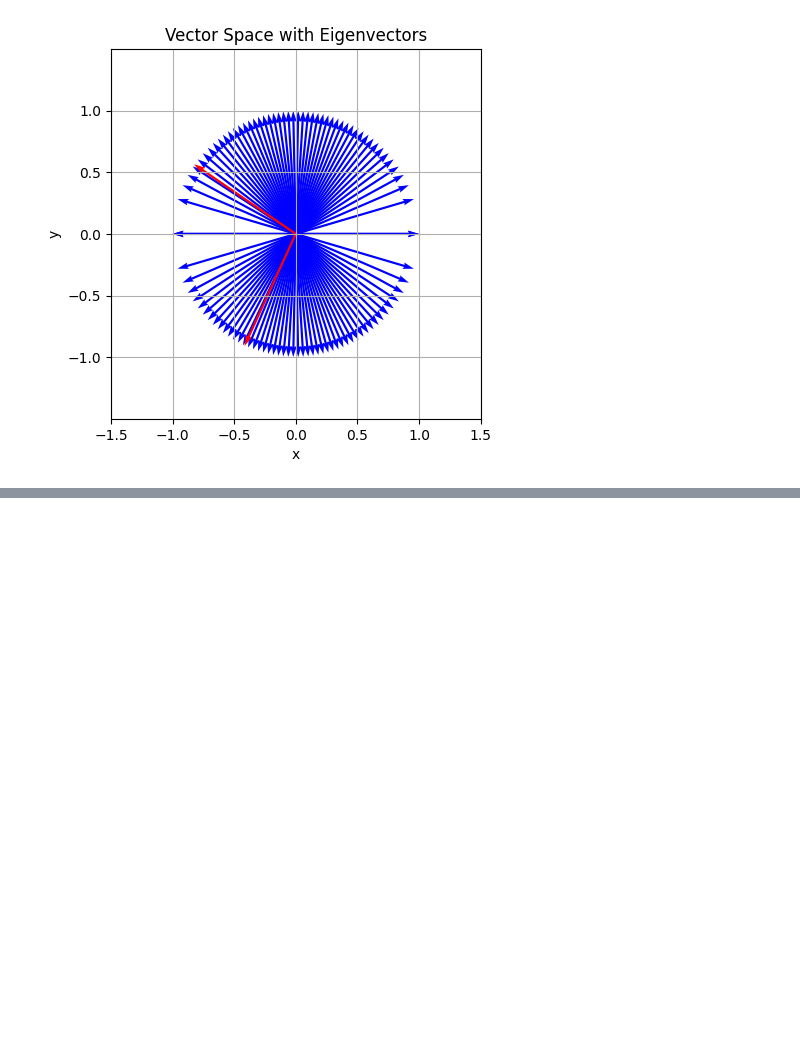
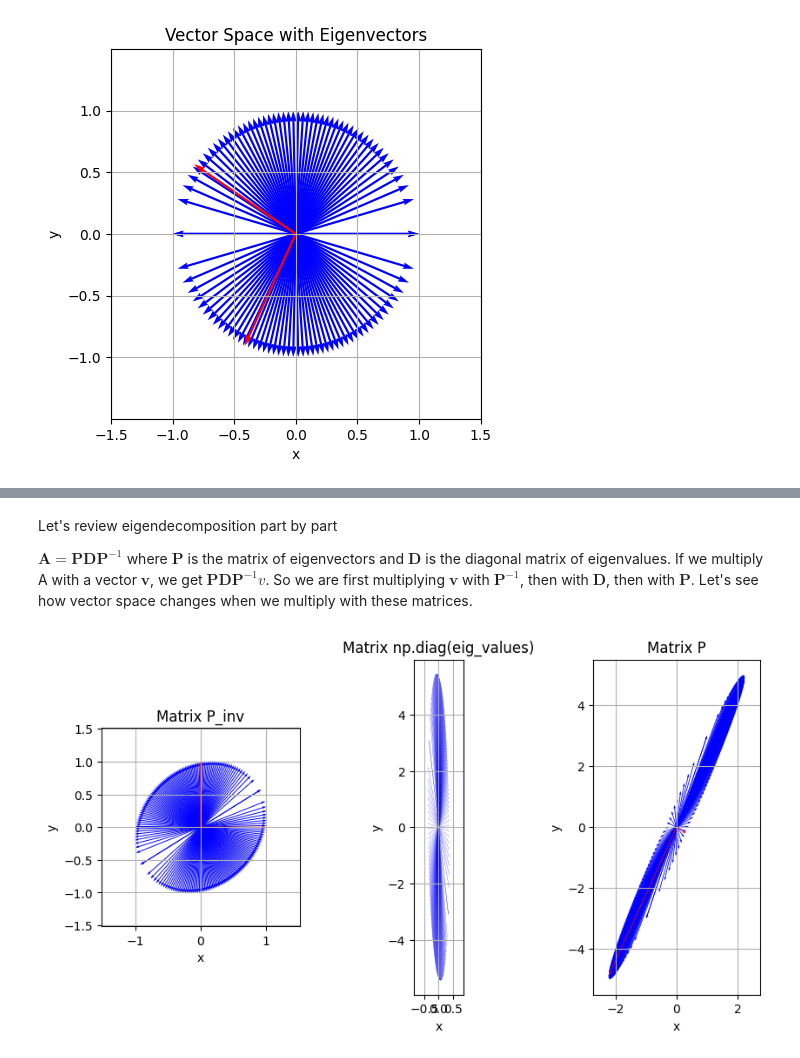
Before and after one commit to demirbey05/eigv, a Jupyter notebook: experiment.ipynb, the cells around one changed output, grey strips where cells are left out. Cells and saved outputs as stored; diff of their text form; code cells hidden in the pictures; blank space fills up the shorter version.

```diff
--- a/experiment.ipynb
+++ b/experiment.ipynb
@@ -43,0 +53,22 @@ plt.show()
+# %% [markdown]
+Let's review eigendecomposition part by part
+
+$\mathbf{A} = \mathbf{PDP}^{-1}$ where $\mathbf{P}$ is the matrix of eigenvectors and $\mathbf{D}$ is the diagonal matrix of eigenvalues. If we multiply A with a vector $\mathbf{v}$, we get $\mathbf{PDP}^{-1}v$. So we are first multiplying $\mathbf{v}$ with $\mathbf{P}^{-1}$, then with $\mathbf{D}$, then with $\mathbf{P}$. Let's see how vector space changes when we multiply with these matrices.
+# %%
+from utils import multiply_and_plot_vector_space,generate_vector_space_with_eigenvectors_appended
+vector_space = generate_vector_space_with_eigenvectors_appended(100,A)
+P = eig_vectors
+P_inv = np.linalg.inv(P)
+
+matrices = [P_inv,np.diag(eig_values),P]
+matrices_labels = ["P_inv","np.diag(eig_values)","P"]
+
+fig,axes = plt.subplots(1,3,figsize=(10,5))
+colors = ["blue" for _ in range(200)]+["red" for _ in range(2)]
+
+for i,ax in enumerate(axes):
+    vector_space = multiply_and_plot_vector_space(matrices[i],vector_space,ax,colors=colors,title=f"Matrix {matrices_labels[i]}")
+
+plt.show()
+# %% [output]
+[figure, added]
```
Also changed, not shown: parts of 5 cells of this notebook, 1 other file.
